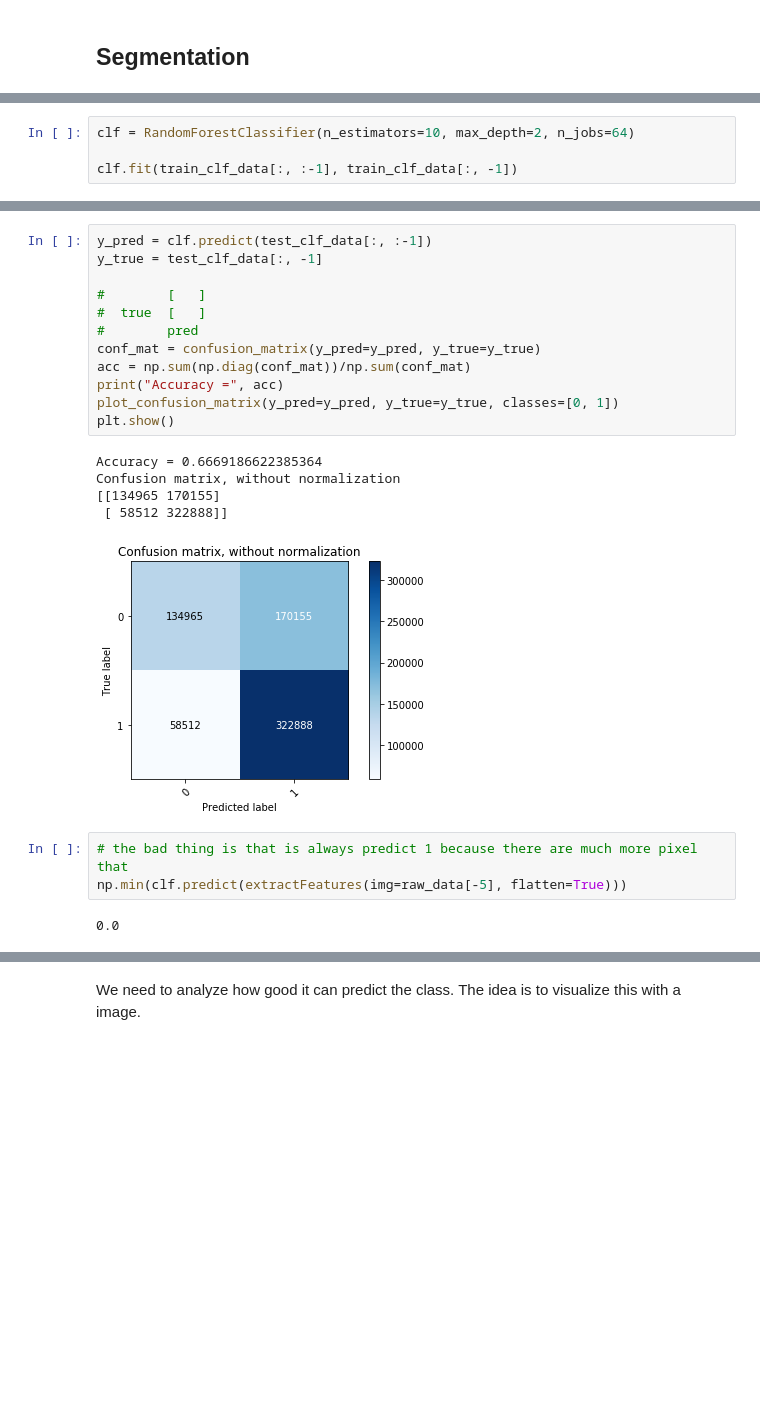
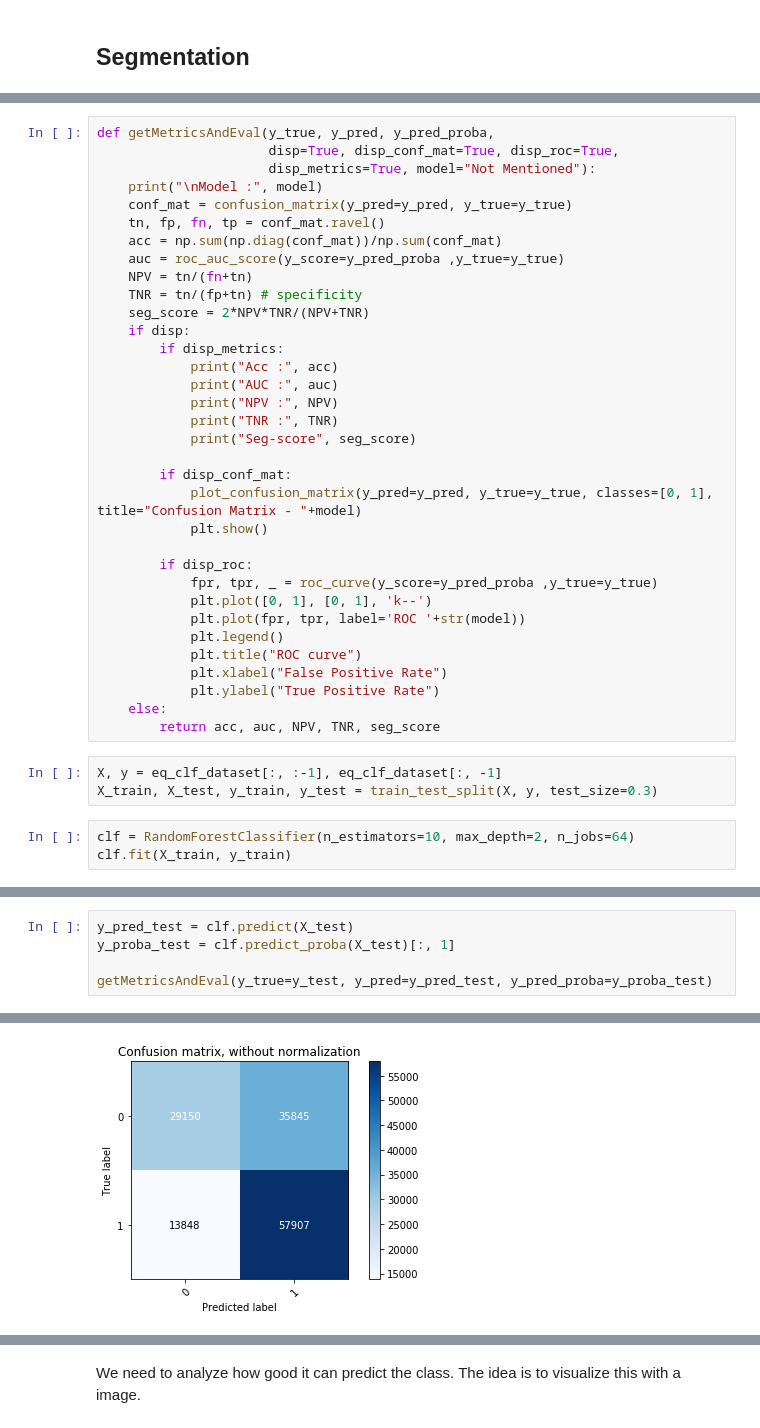
Before and after one commit to poupeaua/auto-segmentation, a Jupyter notebook: auto-segmentation.ipynb, the cells around one changed output, grey strips where cells are left out. Cells and saved outputs as stored; diff of their text form; blank space fills up the shorter version.

```diff
--- a/auto-segmentation.ipynb
+++ b/auto-segmentation.ipynb
@@ -340,4 +341,40 @@ Now we are going to classify using the dataset we have.
+# %%
+def getMetricsAndEval(y_true, y_pred, y_pred_proba,
+                      disp=True, disp_conf_mat=True, disp_roc=True,
+                      disp_metrics=True, model="Not Mentioned"):
+    print("\nModel :", model)
+    conf_mat = confusion_matrix(y_pred=y_pred, y_true=y_true)
+    tn, fp, fn, tp = conf_mat.ravel()
+    acc = np.sum(np.diag(conf_mat))/np.sum(conf_mat)
+    auc = roc_auc_score(y_score=y_pred_proba ,y_true=y_true)
+    NPV = tn/(fn+tn)
+    TNR = tn/(fp+tn) # specificity
+    seg_score = 2*NPV*TNR/(NPV+TNR)
+    if disp:
+        if disp_metrics:
+            print("Acc :", acc)
+            print("AUC :", auc)
+            print("NPV :", NPV)
+            print("TNR :", TNR)
+            print("Seg-score", seg_score)
+
+        if disp_conf_mat:
+            plot_confusion_matrix(y_pred=y_pred, y_true=y_true, classes=[0, 1], title="Confusion Matrix - "+model)
+            plt.show()
+
+        if disp_roc:
+            fpr, tpr, _ = roc_curve(y_score=y_pred_proba ,y_true=y_true)
+            plt.plot([0, 1], [0, 1], 'k--')
+            plt.plot(fpr, tpr, label='ROC '+str(model))
+            plt.legend()
+            plt.title("ROC curve")
+            plt.xlabel("False Positive Rate")
+            plt.ylabel("True Positive Rate")
+    else:
+        return acc, auc, NPV, TNR, seg_score
+# %%
+X, y = eq_clf_dataset[:, :-1], eq_clf_dataset[:, -1]
+X_train, X_test, y_train, y_test = train_test_split(X, y, test_size=0.3)
 # %%
 clf = RandomForestClassifier(n_estimators=10, max_depth=2, n_jobs=64)
-
-clf.fit(train_clf_data[:, :-1], train_clf_data[:, -1])
+clf.fit(X_train, y_train)
@@ -344,23 +389,6 @@ clf.fit(train_clf_data[:, :-1], train_clf_data[:, -1])
-# %%
-y_pred = clf.predict(test_clf_data[:, :-1])
-y_true = test_clf_data[:, -1]
-
-#        [   ]
-#  true  [   ]
-#        pred
-conf_mat = confusion_matrix(y_pred=y_pred, y_true=y_true)
-acc = np.sum(np.diag(conf_mat))/np.sum(conf_mat)
-print("Accuracy =", acc)
-plot_confusion_matrix(y_pred=y_pred, y_true=y_true, classes=[0, 1])
-plt.show()
-# %% [output]
-Accuracy = 0.6669186622385364
-Confusion matrix, without normalization
-[[134965 170155]
- [ 58512 322888]]
-[figure, removed]
-# %%
-# the bad thing is that is always predict 1 because there are much more pixel that
-np.min(clf.predict(extractFeatures(img=raw_data[-5], flatten=True)))
-# %% [output]
-0.0
+# %%
+y_pred_test = clf.predict(X_test)
+y_proba_test = clf.predict_proba(X_test)[:, 1]
+
+getMetricsAndEval(y_true=y_test, y_pred=y_pred_test, y_pred_proba=y_proba_test)
+# %% [output]
@@ -366,0 +403 @@ np.min(clf.predict(extractFeatures(img=raw_data[-5], flatten=True)))
+[figure, added]
```
Also changed, not shown: parts of 32 cells of this notebook, 21 other files.
